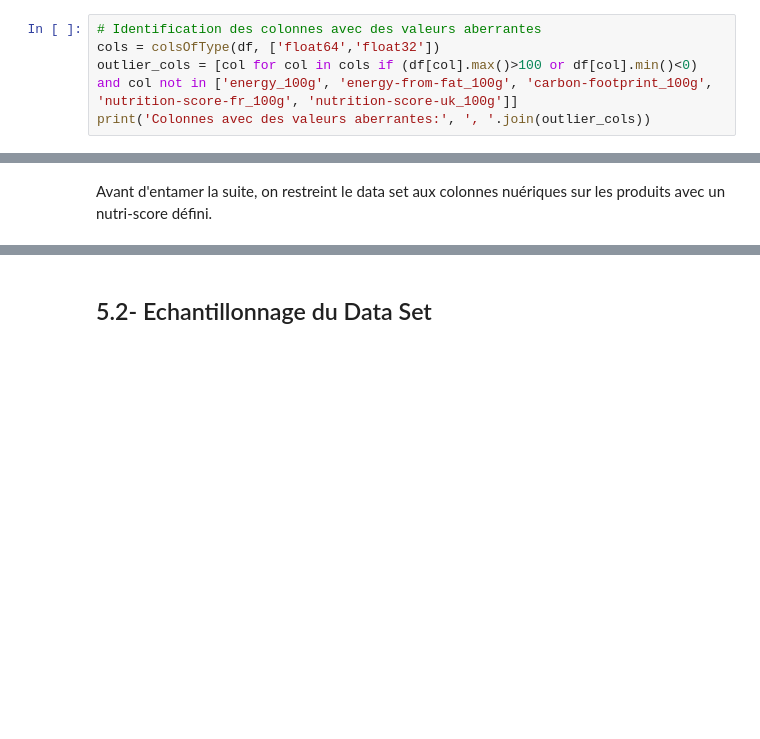
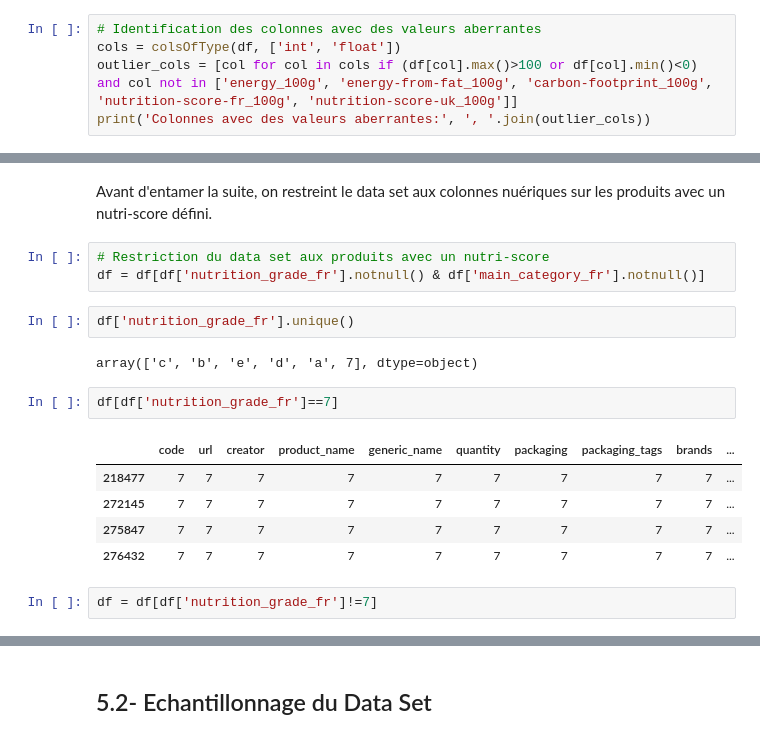
Before and after one commit to DrHadiNono/Notebooks-OC, a Jupyter notebook: Projets/P3/PSanté_01_notebooknettoyage.ipynb, the cells around one changed output, grey strips where cells are left out. Cells and saved outputs as stored; diff of their text form; blank space fills up the shorter version.

```diff
--- a/Projets/P3/PSanté_01_notebooknettoyage.ipynb
+++ b/Projets/P3/PSanté_01_notebooknettoyage.ipynb
@@ -113,7 +95,7 @@ On peut constater que la quantité de certains composants pour 100g de produit e
 On cerne et affiche ces composants/colonnes dans ce qui suit.
 # %%
 # Identification des colonnes avec des valeurs aberrantes
-cols = colsOfType(df, ['float64','float32'])
+cols = colsOfType(df, ['int', 'float'])
 outlier_cols = [col for col in cols if (df[col].max()>100 or df[col].min()<0) and col not in ['energy_100g', 'energy-from-fat_100g', 'carbon-footprint_100g', 'nutrition-score-fr_100g', 'nutrition-score-uk_100g']]
 print('Colonnes avec des valeurs aberrantes:', ', '.join(outlier_cols))
 # %% [output]
@@ -178,3 +158,20 @@ Dans la partie suivante, on s'intéresse à l'imputation des valeurs manquantes
 ## 5.1- Restriction du Data Set
 # %% [markdown]
 Avant d'entamer la suite, on restreint le data set aux colonnes nuériques sur les produits avec un nutri-score défini.
+# %%
+# Restriction du data set aux produits avec un nutri-score
+df = df[df['nutrition_grade_fr'].notnull() & df['main_category_fr'].notnull()]
+# %%
+df['nutrition_grade_fr'].unique()
+# %% [output]
+array(['c', 'b', 'e', 'd', 'a', 7], dtype=object)
+# %%
+df[df['nutrition_grade_fr']==7]
+# %% [output]
+|  | code | url | creator | product_name | generic_name | quantity | packaging | packaging_tags | brands | ... |
+| 218477 | 7 | 7 | 7 | 7 | 7 | 7 | 7 | 7 | 7 | ... |
+| 272145 | 7 | 7 | 7 | 7 | 7 | 7 | 7 | 7 | 7 | ... |
+| 275847 | 7 | 7 | 7 | 7 | 7 | 7 | 7 | 7 | 7 | ... |
+| 276432 | 7 | 7 | 7 | 7 | 7 | 7 | 7 | 7 | 7 | ... |
+# %%
+df = df[df['nutrition_grade_fr']!=7]
```
Also changed, not shown: parts of 15 cells of this notebook.
